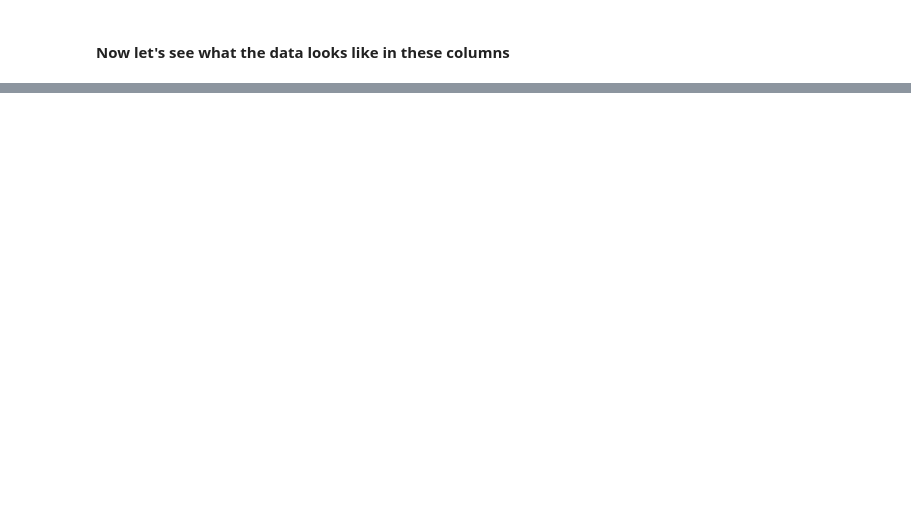
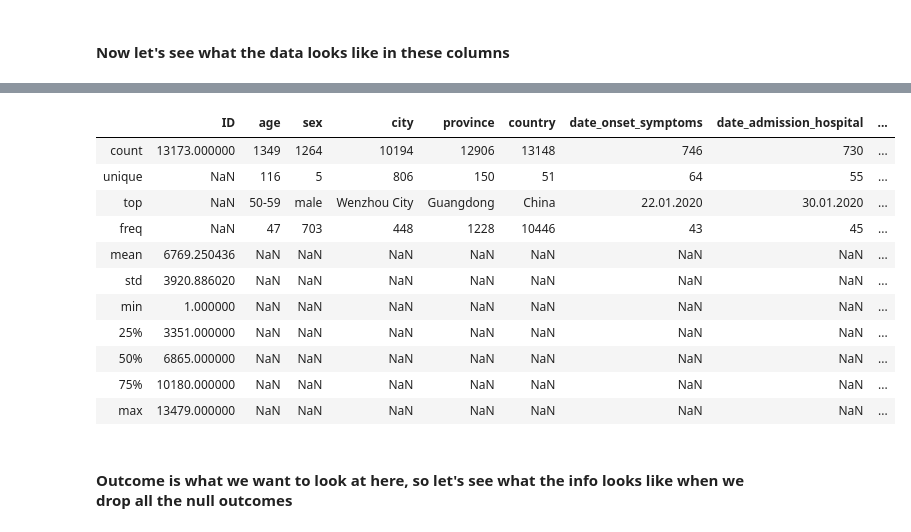
Before and after one commit to jdg021/320_Project, a Jupyter notebook: Project2.ipynb, the cells around one changed output, grey strips where cells are left out. Cells and saved outputs as stored; diff of their text form; code cells hidden in the pictures; blank space fills up the shorter version.

```diff
--- a/Project2.ipynb
+++ b/Project2.ipynb
@@ -117,0 +138,22 @@ This is unfortunate considering this is about half of our dataset, but we can de
+# %%
+#Define data we want to drop
+low_data = ['reported_market_exposure','chronic_disease_binary', 'chronic_disease', 'date_death_or_discharge']
+#Drop uneeded data
+df = df.drop(columns = low_data, errors = 'ignore')
+
+df.describe(include='all')
+# %% [output]
+|  | ID | age | sex | city | province | country | date_onset_symptoms | date_admission_hospital | ... |
+| count | 13173.000000 | 1349 | 1264 | 10194 | 12906 | 13148 | 746 | 730 | ... |
+| unique | NaN | 116 | 5 | 806 | 150 | 51 | 64 | 55 | ... |
+| top | NaN | 50-59 | male | Wenzhou City | Guangdong | China | 22.01.2020 | 30.01.2020 | ... |
+| freq | NaN | 47 | 703 | 448 | 1228 | 10446 | 43 | 45 | ... |
+| mean | 6769.250436 | NaN | NaN | NaN | NaN | NaN | NaN | NaN | ... |
+| std | 3920.886020 | NaN | NaN | NaN | NaN | NaN | NaN | NaN | ... |
+| min | 1.000000 | NaN | NaN | NaN | NaN | NaN | NaN | NaN | ... |
+| 25% | 3351.000000 | NaN | NaN | NaN | NaN | NaN | NaN | NaN | ... |
+| 50% | 6865.000000 | NaN | NaN | NaN | NaN | NaN | NaN | NaN | ... |
+| 75% | 10180.000000 | NaN | NaN | NaN | NaN | NaN | NaN | NaN | ... |
+| max | 13479.000000 | NaN | NaN | NaN | NaN | NaN | NaN | NaN | ... |
+# %% [markdown]
+#### Outcome is what we want to look at here, so let's see what the info looks like when we drop all the null outcomes
```
Also changed, not shown: parts of 78 cells of this notebook.
